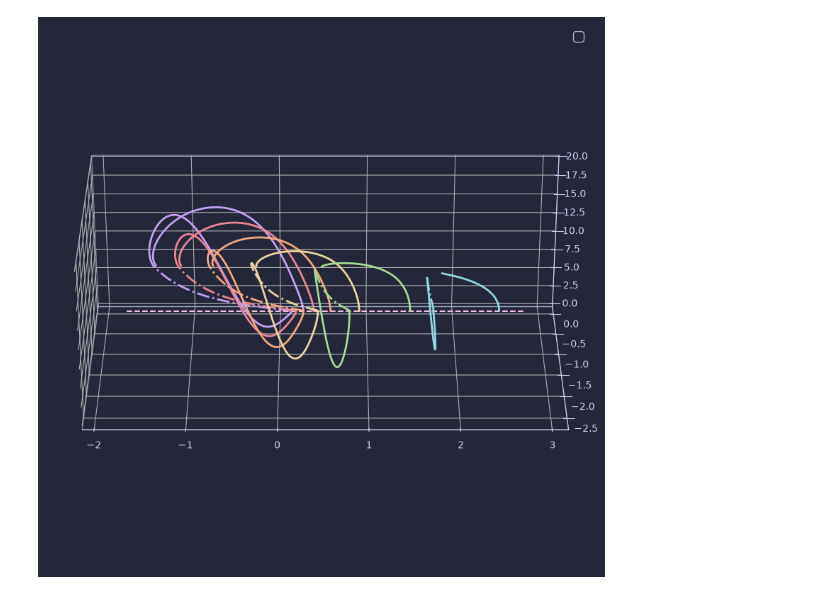
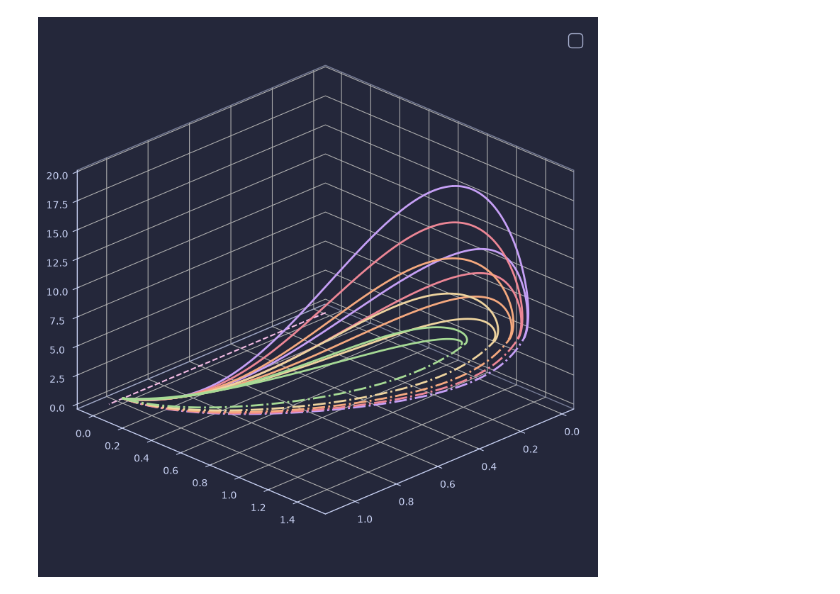
Before and after one commit to GLembrez/NMM-hopper, a Jupyter notebook: rendering.ipynb, the cells around one changed output. Drawn from its saved outputs; the diff is of its cells as text; code cells hidden in the pictures.

```diff
--- a/rendering.ipynb
+++ b/rendering.ipynb
@@ -43,7 +43,7 @@ def prettify3D(ax,xlabel='',ylabel='',zlabel='',title='',fgColor='#cad3f5',bgCol
     ax.yaxis.label.set_color(fgColor)
     ax.zaxis.label.set_color(fgColor)
     ax.set_facecolor(bgColor)
-    frame = ax.legend(fontsize=fontsize,labelcolor=fgColor).get_frame()
+    frame = ax.legend(fontsize=fontsize,labelcolor=fgColor,loc='upper right').get_frame()
     frame.set_facecolor(bgColor)
     frame.set_edgecolor(fgColor)
     ax.xaxis.pane.fill = False
@@ -497,5 +809,5 @@ ani.save("output/periodic.mp4", writer=writervideo, savefig_kwargs=dict(facecolo
 # %%
-def plot_generator_alt(ax,branch,c,lw,STEP_SIZE,IDX,linestyle='-',d=1,plot_TP=False):
+def plot_generator_alt(ax,branch,c,lw,STEP_SIZE,IDX,linestyle='-',d=1):
     traj = np.array(branch)
     idx = 0
     for i in range(traj.shape[0] -1):
@@ -503,36 +815,48 @@ def plot_generator_alt(ax,branch,c,lw,STEP_SIZE,IDX,linestyle='-',d=1,plot_TP=Fa
             idx = i
 
     if traj[-1,3] > 1e-2 or traj[0,3] > 1e-2:
-        ax.plot(np.log(traj[:idx+1,IDX[0]]),d*traj[:idx+1,IDX[1]],d*traj[:idx+1,IDX[2]],linewidth = lw, color = c,linestyle=linestyle)
-        ax.plot(np.log(traj[idx+1:,IDX[0]]),d*traj[idx+1:,IDX[1]],d*traj[idx+1:,IDX[2]],linewidth = lw, color = c,linestyle=linestyle)
+        ax.plot(traj[:idx+1,IDX[0]],d*traj[:idx+1,IDX[1]],d*traj[:idx+1,IDX[2]],linewidth = lw, color = c,linestyle=linestyle)
+        ax.plot(traj[idx+1:,IDX[0]],d*traj[idx+1:,IDX[1]],d*traj[idx+1:,IDX[2]],linewidth = lw, color = c,linestyle=linestyle)
 
     elif traj[-1,3] < -1e-2 or traj[0,3] < -1e-2:
-        ax.plot(np.log(traj[:idx,IDX[0]]),-d*traj[:idx,IDX[1]],-d*traj[:idx,IDX[2]],linewidth = lw, color = c,linestyle=linestyle)
-        ax.plot(np.log(traj[idx+1:,IDX[0]]),-d*traj[idx+1:,IDX[1]],-d*traj[idx+1:,IDX[2]],linewidth = lw, color = c,linestyle=linestyle)
+        ax.plot(traj[:idx,IDX[0]],-d*traj[:idx,IDX[1]],-d*traj[:idx,IDX[2]],linewidth = lw, color = c,linestyle=linestyle)
+        ax.plot(traj[idx+1:,IDX[0]],-d*traj[idx+1:,IDX[1]],-d*traj[idx+1:,IDX[2]],linewidth = lw, color = c,linestyle=linestyle)
+
+def get_TD(M,solver):
+    TD = []
+    for u in M:
+        t = traj(solver,u)
+        TD.append(t[:,solver.N_F-1])
+    return TD
 # %%
 
 fig_generator = plt.figure(figsize=(10,10),facecolor='#24273a')
 ax = fig_generator.add_subplot(1,1,1,projection='3d')
+ax.set_proj_type('ortho')
 colors = ['#c6a0f6','#ed8796','#f5a97f','#eed49f','#a6da95','#91d7e3']
 
-for w,i in zip([3,2.5,2,1.5,1,0.5],range(6)):
+for w,i in zip([3,2.5,2,1.5,1],range(6)):
 
     solver = Continuation_Solver(40,w,1000,0.01,True)
     locomotion0 =  pickle.load(open('data/locomotion{}.pkl'.format(i), 'rb'))
     switch0 =  pickle.load(open('data/switch{}.pkl'.format(i), 'rb'))
 
     idx = [1,2,3]
-    # ax.set_proj_type('ortho')
     for M in locomotion0:
-        plot_generator_alt(ax,M,colors[i],2,0.01,idx)
+        TD = get_TD(M,solver)
+        plot_generator_alt(ax,TD,colors[i],2,0.01,idx)
     for M in switch0:
-        plot_generator_alt(ax,M,colors[i],2,0.01,idx,linestyle='-.')
+        TD = get_TD(M,solver)
+        plot_generator_alt(ax,TD,colors[i],2,0.01,idx,linestyle='-.')
 
 x_min,x_max = ax.get_xlim()
 ax.plot([x_min,x_max],[0,0],[0,0],'--',zorder=0,color='#f5bde6')
 prettify3D(ax)
-ax.view_init(elev=30, azim=-90, roll=0)
-ax.set_box_aspect((8,4,3))
-plt.show()
+ax.view_init(elev=25, azim=45, roll=0)
+# ax.set_xlim(0.6,1)
+# ax.set_ylim(0.6,1)
+# ax.set_zlim(0.0,5.0)
+# ax.set_box_aspect((8,4,3))
+plt.savefig('variationsw.svg')
 # %% [output]
-[figure, old version]
+[figure, new version]
```
Also changed, not shown: parts of 10 cells of this notebook, 3 other files.
